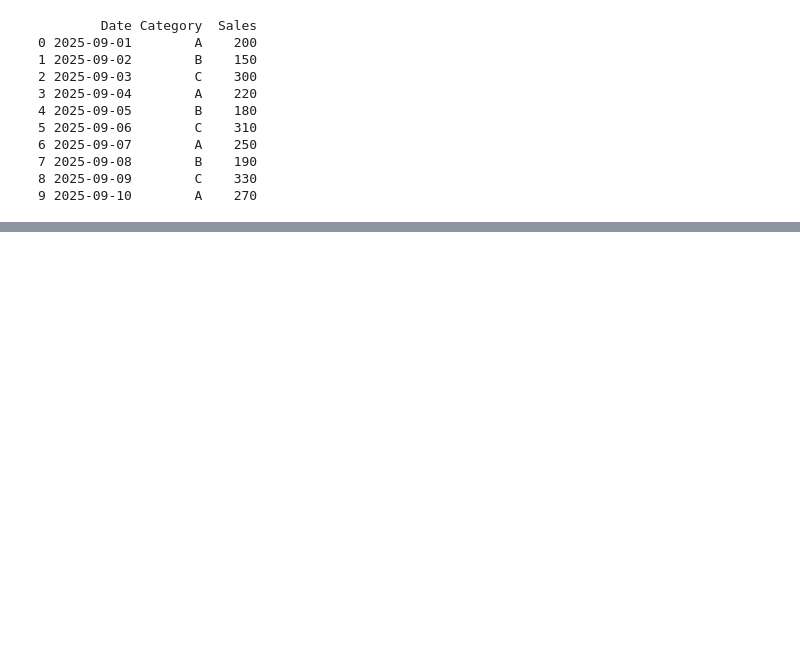
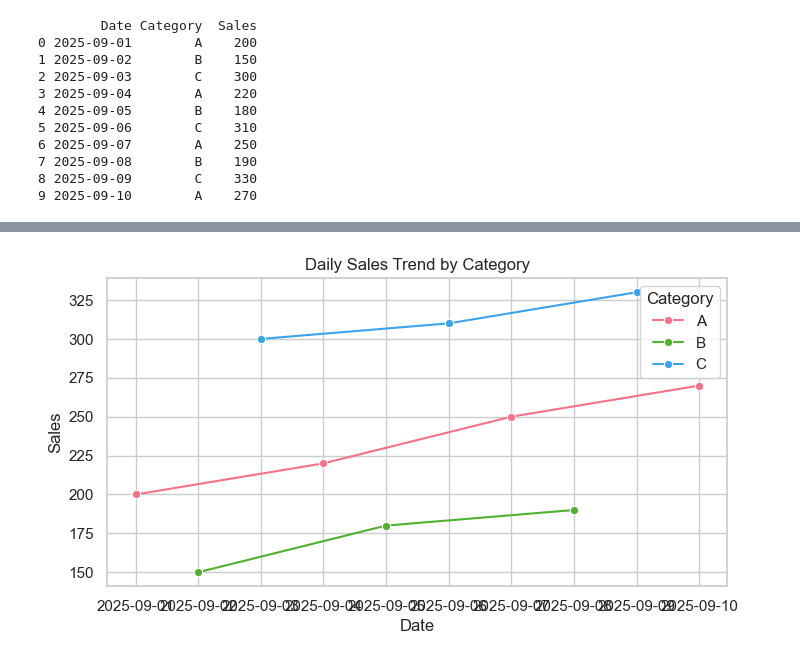
Before and after one commit to RucuAvinash/datafun-04-eda, a Jupyter notebook: eda-sample.ipynb, the cells around one changed output, grey strips where cells are left out. Drawn from its saved outputs; the diff is of its cells as text; code cells hidden in the pictures; blank space fills up the shorter version.

Commit message:
added visualization

```diff
--- a/eda-sample.ipynb
+++ b/eda-sample.ipynb
@@ -43,0 +51,8 @@ print(df.groupby("Category")["Sales"].describe())
+# %%
+plt.figure(figsize=(8, 4))
+sns.lineplot(x="Date", y="Sales", data=df, marker="o", hue="Category", palette="husl")
+plt.title("Daily Sales Trend by Category")
+plt.xticks(rotation=45)
+plt.show()
+# %% [output]
+[figure, added]
```
Also changed, not shown: parts of 1 cell of this notebook.
